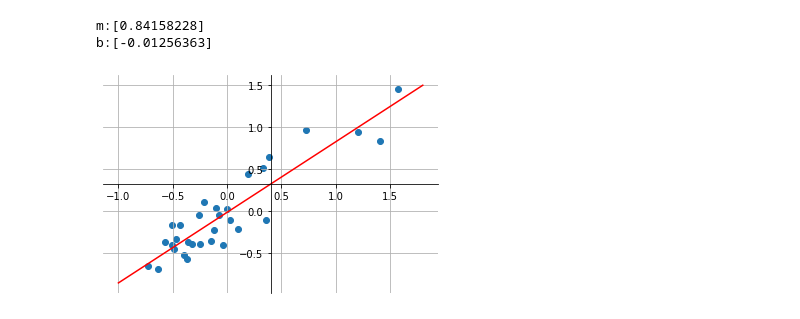
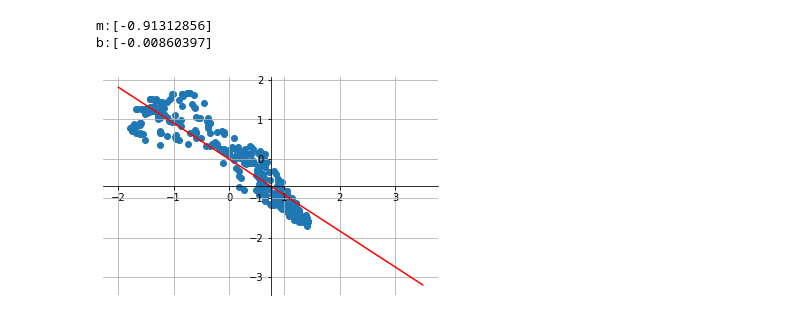
Before and after one commit to dantecarlo/Linear-Regression-with-Gradient-Descent, a Jupyter notebook: Regresión_Lineal_Gradiente_Descendiente.ipynb, the cells around one changed output. Drawn from its saved outputs; the diff is of its cells as text; code cells hidden in the pictures.

```diff
--- a/Regresión_Lineal_Gradiente_Descendiente.ipynb
+++ b/Regresión_Lineal_Gradiente_Descendiente.ipynb
@@ -126,7 +117,7 @@ petrol_Y = np.array(petrol["Petrol_Consumption"])
 # %%
 # Funcion de regularizacion
 def regularization(matrx):
-  matrx = (matrx - np.mean(matrx)) / (2 * np.std(matrx))
+  matrx = (matrx - np.mean(matrx)) / (np.std(matrx))
   # matrx = (matrx - np.mean(matrx)) / (np.max(matrx) - np.min(matrx))
   return matrx
 # %%
@@ -226,28 +265,28 @@ m: 0.8415822048819982| b: -0.01256363409175318
 # %%
-# Ecuacion Normal price
-X_1 = np.array([np.ones(np.shape(price_X_train)[0]), price_X_train]).T
-B = np.linalg.inv(X_1.T @ X_1) @ X_1.T @ price_Y_train.T
-m = B[1]
-b = B[0]
-print("m:" +  str(B[1]))
-print("b:" +  str(B[0]))
+# Ecuacion Normal ocean
+X_1_ocean = np.array([np.ones(np.shape(ocean_X_train)[0]), ocean_X_train]).T
+B_ocean = np.linalg.inv(X_1_ocean.T @ X_1_ocean) @ X_1_ocean.T @ ocean_Y_train
+m_ocean = B_ocean[1]
+b_ocean = B_ocean[0]
+print("m:" +  str(m_ocean))
+print("b:" +  str(b_ocean))
 
-fig = plt.figure()
-ax = fig.add_subplot(1, 1, 1)
-x = np.linspace(-5,5,100)
-ax.spines['left'].set_position('center')
-ax.spines['bottom'].set_position('center')
-ax.spines['right'].set_color('none')
-ax.spines['top'].set_color('none')
-ax.xaxis.set_ticks_position('bottom')
-ax.yaxis.set_ticks_position('left')
-plt.scatter(price_X_train, price_Y_train)
-x = np.arange(-1, 2, 0.2)
-y = m * x + b
-plt.plot(x, y, '-r')
+fig_ocean = plt.figure()
+ax_ocean = fig_ocean.add_subplot(1, 1, 1)
+x_ocean = np.linspace(-5,5,100)
+ax_ocean.spines['left'].set_position('center')
+ax_ocean.spines['bottom'].set_position('center')
+ax_ocean.spines['right'].set_color('none')
+ax_ocean.spines['top'].set_color('none')
+ax_ocean.xaxis.set_ticks_position('bottom')
+ax_ocean.yaxis.set_ticks_position('left')
+plt.scatter(ocean_X_train, ocean_Y_train)
+x_ocean = np.arange(-2, 4, 0.5)
+y_ocean = m_ocean * x_ocean + b_ocean
+plt.plot(x_ocean, y_ocean, '-r')
 plt.grid()
 plt.show()
 # %% [output]
-m:[0.84158228]
-b:[-0.01256363]
+m:[-0.91312856]
+b:[-0.00860397]
-[figure, old version]
+[figure, new version]
```
Also changed, not shown: parts of 18 cells of this notebook.
